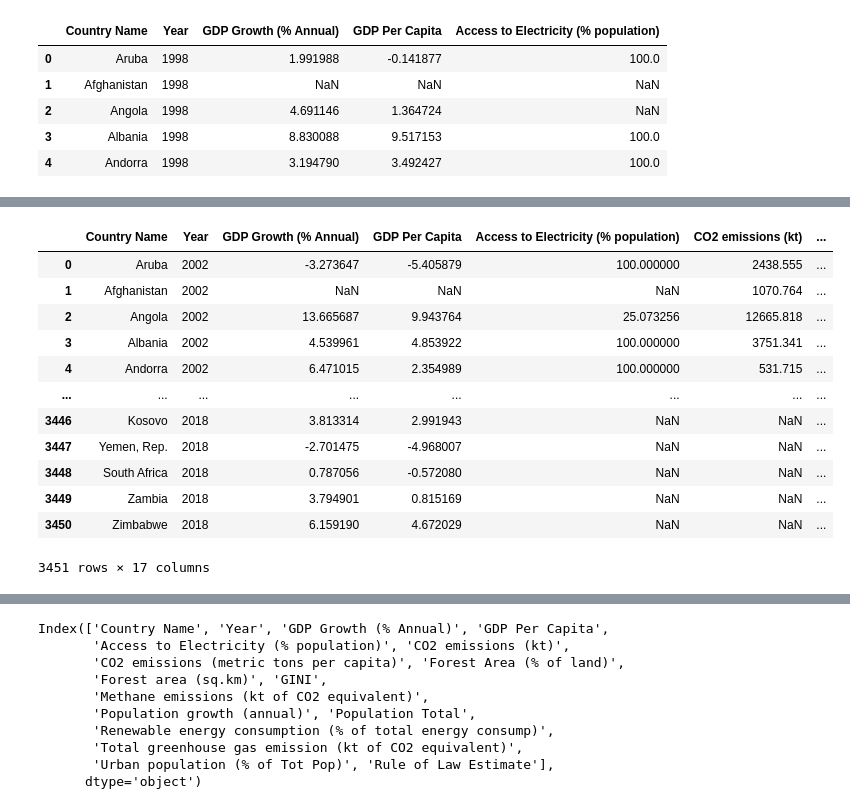
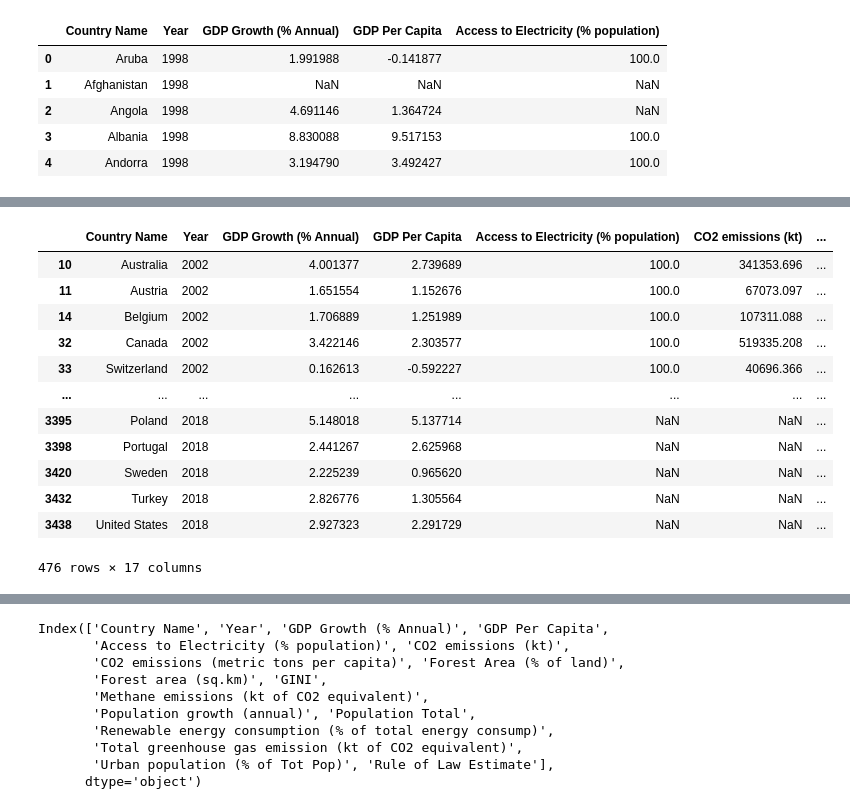
Before and after one commit to FedericoMRenaud/Proyect-One, a Jupyter notebook: All_data_frames/Merging_1998-2018.ipynb, the cells around one changed output, grey strips where cells are left out. Cells and saved outputs as stored; diff of their text form; code cells hidden in the pictures.

```diff
--- a/All_data_frames/Merging_1998-2018.ipynb
+++ b/All_data_frames/Merging_1998-2018.ipynb
@@ -394,41 +429,29 @@ merge_urbanpop = pd.merge(merge_greenhouse, urban_perc_total_pop20y_dfm, on=["Co
-# %%
-# NOTE TO THE TEAM: Years changed. Now from 2002 to 2018 only.
-# Rule of Law
-rule_law_data= os.path.join("Resources/rule_law_raw_data.csv")
-rule_law_df=pd.read_csv(rule_law_data)
-
-rule_law20y_df = rule_law_df[["Country Name","Indicator Id","2002","2003","2004","2005","2006",
-                    "2007","2008","2009","2010","2011","2012","2013","2014", "2015","2016","2017","2018"]]
-#rule_law20y_df.head()
-
-# Filter, selecting only Rule of Law Estimate (indicator id = 370 in the database)
-rule_law20y_df = rule_law20y_df.loc[rule_law20y_df["Indicator Id"]==370]
-#rule_law20y_df.head()
-
-# Melt, organizing, renaming
-rule_law20y_dfm = rule_law20y_df.melt(id_vars=["Country Name", "Indicator Id"], value_vars=["2002","2003","2004","2005","2006",
-                    "2007","2008","2009","2010","2011","2012","2013","2014", "2015","2016","2017","2018"])
-rule_law20y_dfm = rule_law20y_dfm.rename(columns={"Country Name":"Country Name",
-                                              "variable":"Year","value":"Rule of Law Estimate"})
-rule_law20y_dfm = rule_law20y_dfm.drop(columns="Indicator Id")
-#rule_law20y_dfm.head()
-
-# Merging to previous dataframes using a inner join
-merge_rules = pd.merge(merge_urbanpop, rule_law20y_dfm, on=["Country Name", "Year"], how="inner")
-#merge_rules.to_csv(index=False)
-merge_rules.to_csv("all_data_raw.csv")
-merge_rules
-# %% [output]
-|  | Country Name | Year | GDP Growth (% Annual) | GDP Per Capita | Access to Electricity (% population) | CO2 emissions (kt) | ... |
-| 0 | Aruba | 2002 | -3.273647 | -5.405879 | 100.000000 | 2438.555 | ... |
-| 1 | Afghanistan | 2002 | NaN | NaN | NaN | 1070.764 | ... |
-| 2 | Angola | 2002 | 13.665687 | 9.943764 | 25.073256 | 12665.818 | ... |
-| 3 | Albania | 2002 | 4.539961 | 4.853922 | 100.000000 | 3751.341 | ... |
-| 4 | Andorra | 2002 | 6.471015 | 2.354989 | 100.000000 | 531.715 | ... |
-| ... | ... | ... | ... | ... | ... | ... | ... |
-| 3446 | Kosovo | 2018 | 3.813314 | 2.991943 | NaN | NaN | ... |
-| 3447 | Yemen, Rep. | 2018 | -2.701475 | -4.968007 | NaN | NaN | ... |
-| 3448 | South Africa | 2018 | 0.787056 | -0.572080 | NaN | NaN | ... |
-| 3449 | Zambia | 2018 | 3.794901 | 0.815169 | NaN | NaN | ... |
-| 3450 | Zimbabwe | 2018 | 6.159190 | 4.672029 | NaN | NaN | ... |
-3451 rows × 17 columns
+# %%
+# Filter, selecting only OECD members before 2002 (i.e., only 30 countries, currently there are 36 countries)
+# example: df.loc[df['B'].isin(['one','three'])]
+merge_rules_OECD = merge_rules.loc[merge_rules["Country Name"].isin(["Canada","United States",
+                                                                "United Kingdom","Denmark","Iceland",
+                                                                "Norway", "Turkey", "Spain", "Portugal",
+                                                                "France","Ireland","Belgium","Germany",
+                                                                "Greece","Sweden","Switzerland","Austria",
+                                                                "Netherlands","Luxembourg","Italy","Japan",
+                                                                "Finland","Australia","New Zealand","Mexico",
+                                                                "Czech Republic","Hungary","Poland",
+                                                                "South Korea","Slovakia"])]
+
+# print
+merge_rules_OECD
+# %% [output]
+|  | Country Name | Year | GDP Growth (% Annual) | GDP Per Capita | Access to Electricity (% population) | CO2 emissions (kt) | ... |
+| 10 | Australia | 2002 | 4.001377 | 2.739689 | 100.0 | 341353.696 | ... |
+| 11 | Austria | 2002 | 1.651554 | 1.152676 | 100.0 | 67073.097 | ... |
+| 14 | Belgium | 2002 | 1.706889 | 1.251989 | 100.0 | 107311.088 | ... |
+| 32 | Canada | 2002 | 3.422146 | 2.303577 | 100.0 | 519335.208 | ... |
+| 33 | Switzerland | 2002 | 0.162613 | -0.592227 | 100.0 | 40696.366 | ... |
+| ... | ... | ... | ... | ... | ... | ... | ... |
+| 3395 | Poland | 2018 | 5.148018 | 5.137714 | NaN | NaN | ... |
+| 3398 | Portugal | 2018 | 2.441267 | 2.625968 | NaN | NaN | ... |
+| 3420 | Sweden | 2018 | 2.225239 | 0.965620 | NaN | NaN | ... |
+| 3432 | Turkey | 2018 | 2.826776 | 1.305564 | NaN | NaN | ... |
+| 3438 | United States | 2018 | 2.927323 | 2.291729 | NaN | NaN | ... |
+476 rows × 17 columns
```
Also changed, not shown: parts of 20 cells of this notebook.
